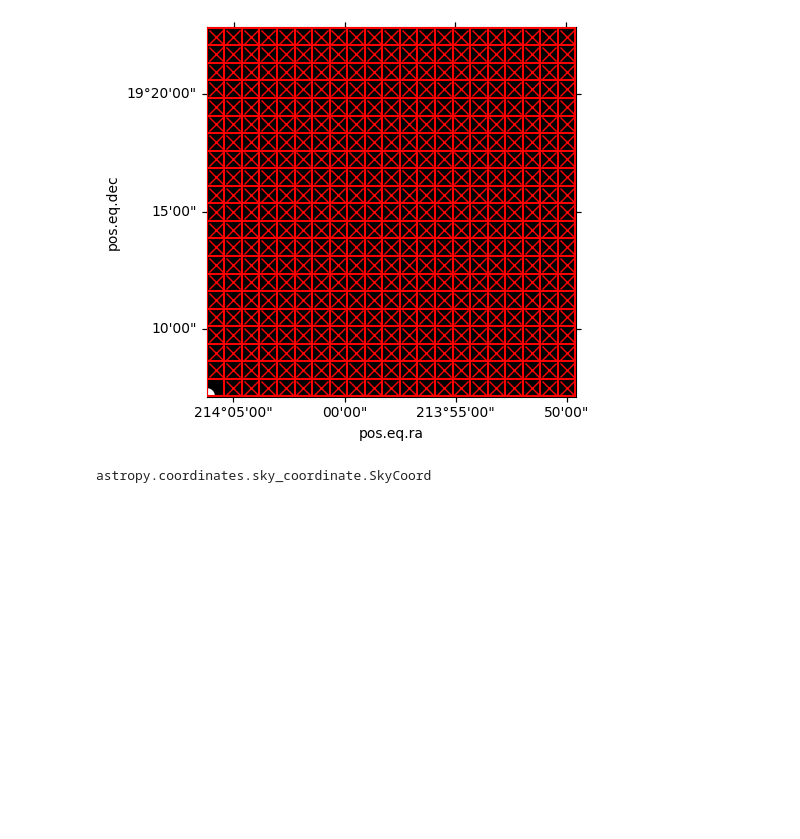
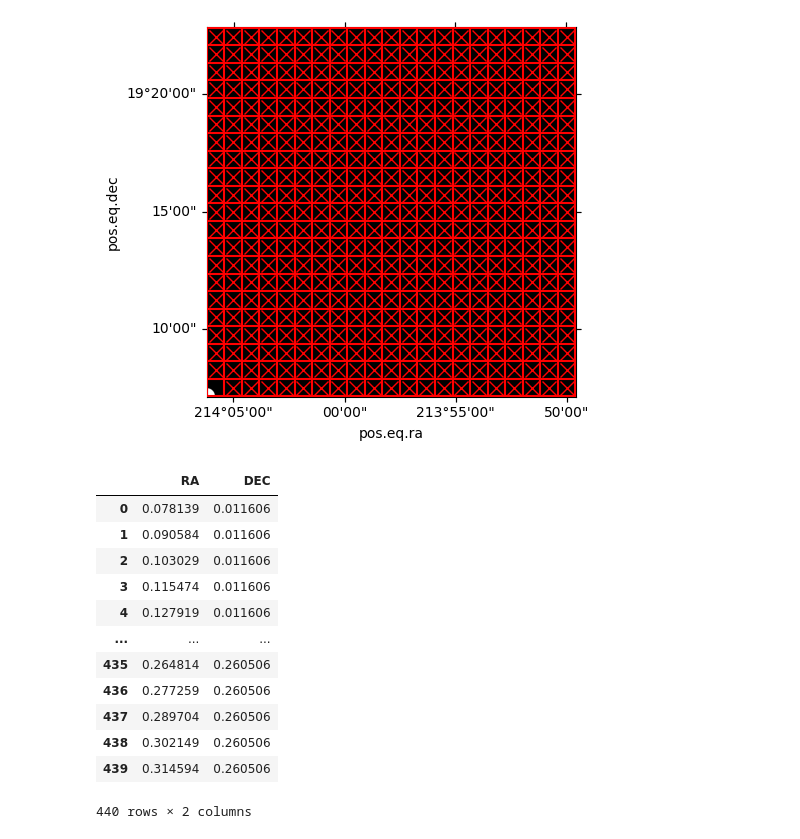
Before and after one commit to cyb0rb/WiFeS_Catalog, a Jupyter notebook: sep_to_dr.ipynb, the cells around one changed output. Cells and saved outputs as stored; diff of their text form; code cells hidden in the pictures; blank space fills up the shorter version.

```diff
--- a/sep_to_dr.ipynb
+++ b/sep_to_dr.ipynb
@@ -193,25 +194,41 @@ plt.show()
 [figure]
 # %%
 from astropy.coordinates import SkyCoord
+import pandas as pd
 
 # list of dark sky coords
 dark_x = []
 dark_y = []
 
 for i in range(len(dr_trans[0])):
     dark_x.append(dr_trans[1][i]*pixscale + ra)
     dark_y.append(dr_trans[0][i]*pixscale + dec)
 
 dark_coords = [dark_x, dark_y]
 
 ra_coords = []
 dec_coords = []
-dr_coords = []
 
-for j in range(len(dark_coords[0])):
-    dark_coords_dms = SkyCoord(ra=dark_coords[0][j], dec=dark_coords[1][j], unit='arcsec')
-    dr_coords.append(dark_coords_dms)
+c = SkyCoord(ra=dark_coords[0], dec=dark_coords[1], unit='arcsec')
+for i in range(len(c)):
+    ra_coords.append(c[i].ra.degree)
+    dec_coords.append(c[i].dec.degree)
+
+# create a data frame of coords list
+d = {'RA':ra_coords, 'DEC':dec_coords}
+df = pd.DataFrame(data=d)
+df
+# %% [output]
+|  | RA | DEC |
+| 0 | 0.078139 | 0.011606 |
+| 1 | 0.090584 | 0.011606 |
+| 2 | 0.103029 | 0.011606 |
+| 3 | 0.115474 | 0.011606 |
+| 4 | 0.127919 | 0.011606 |
+| ... | ... | ... |
+| 435 | 0.264814 | 0.260506 |
+| 436 | 0.277259 | 0.260506 |
+| 437 | 0.289704 | 0.260506 |
+| 438 | 0.302149 | 0.260506 |
+| 439 | 0.314594 | 0.260506 |
+440 rows × 2 columns
-# %%
-type(dr_coords[1])
-# %% [output]
-astropy.coordinates.sky_coordinate.SkyCoord
```
Also changed, not shown: parts of 3 cells of this notebook.
